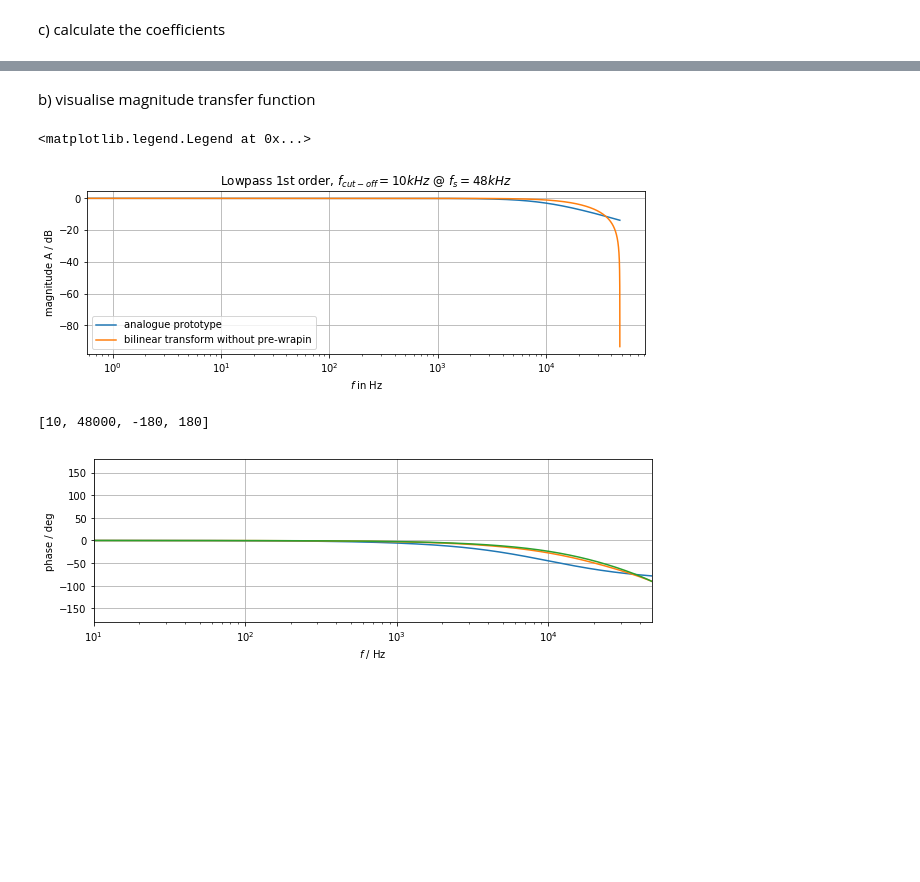
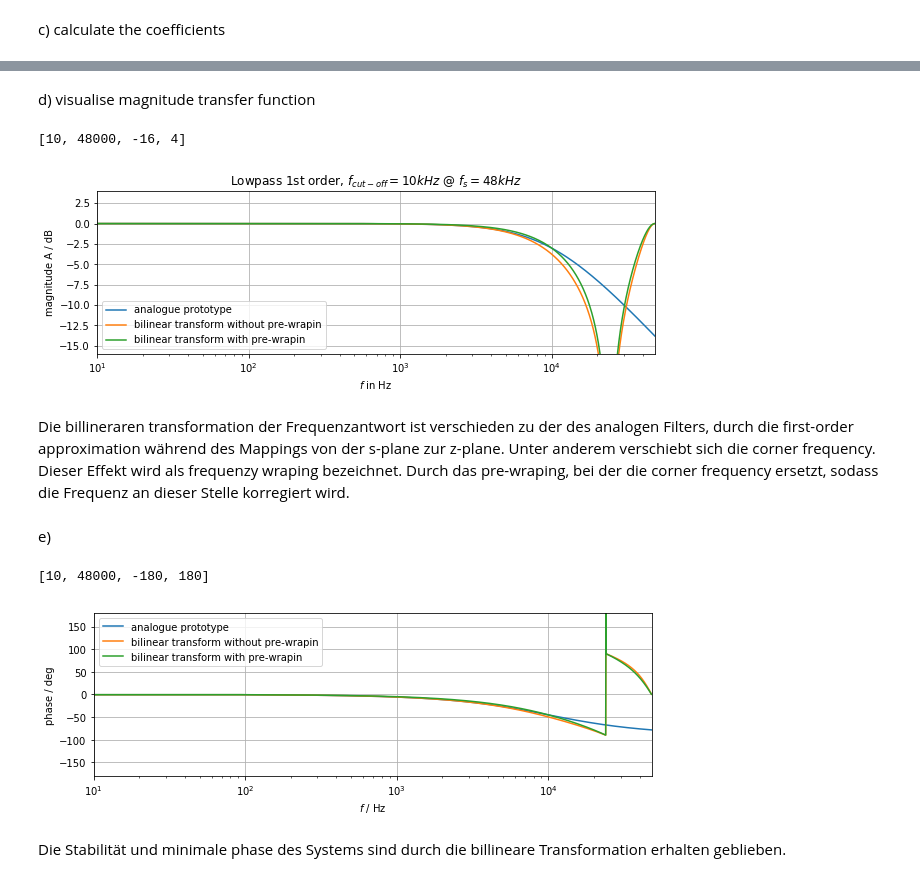
Before and after one commit to paul-fr/DSP, a Jupyter notebook: Lab_exercise_4/Ex4_2.ipynb, the cells around one changed output, grey strips where cells are left out. Drawn from its saved outputs; the diff is of its cells as text; code cells hidden in the pictures; blank space fills up the shorter version.

```diff
--- a/Lab_exercise_4/Ex4_2.ipynb
+++ b/Lab_exercise_4/Ex4_2.ipynb
@@ -105,9 +122,9 @@ b2 = 1 / ( 1 + 2 *fs / omc)
 b = [b0, b1, b2]
 
 a1 = 2 / ( 1 + 2 *fs / omc)
-a2 = (1 - 2 * fs / omc) / ( 1 + 2 *fs / omc)
+#a2 = (1 - 2 * fs / omc) / ( 1 + 2 *fs / omc)
+a2 = (omc - 2 * fs) / (omc + 2 *fs)
 a = ([1, a1, a2])
-#a = [1, a1, a0]
 
 #Coefficients with pre-wrapping
 b0_w = 1 / ( 1 + 2 *fs / omc_wrapped)
@@ -138,52 +155,55 @@ Coefficients of the digital filter in biquad structure with pre-wrapping:
 a =  [1, 0.8683475024126042, -0.13165249758739586]
 b =  [0.4341737512063021, 0.8683475024126042, 0.4341737512063021]
 # %% [markdown]
-b) visualise magnitude transfer function
+d) visualise magnitude transfer function
 # %%
-#freuquency vector
-f = np.arange(0,fs,1) #frquency range
-s = 1j *np.pi * 2 * f
 # Analog Filter
-Ha = 1 / (1 + s / omc)
+A = [0, 1/omc, 1]
+B = [0, 0, 1]
 
 #bilinear transform without pre-wraping
-Om, Hd = sig.freqz(b, a, worN=48000)
-#Compute the frequency response of a digital filter., worN musste genutzt werden, weil fs-argument komischerweise nicht erkannt wurde
-#compute z-vector
-#       #z⁻2
-#Om = 2 * np.arctan(np.pi * f / fs)
-#z = np.asarray([np.e**(1j *2*Om), np.e**(1j * Om), 1])
-#Hd = np.sum(b*z) / np.sum(a*z)
-
+Om, Hd = sig.freqz(b, a, whole=True)
+temp, Ha = sig.freqs(B, A, worN=fs*Om)
+#Compute the frequency response of a digital filter and Analog Filter
 
 #bilinear transform with pre-wraping
-Om_w, Hd_wrapped = sig.freqz(b_wrapped, a_wrapped, worN=48000)
+Om_w, Hd_wrapped = sig.freqz(b_wrapped, a_wrapped, whole=True)
 
+#freuquency vector
+#f = np.arange(0,fs,1) #frquency range
+f = Om * fs / (2*np.pi)
 #Plot Magnitude
 plt.figure(figsize=(10,3))
 plt.semilogx(f, 20*np.log10(np.abs(Ha)), label=r'analogue prototype')
 plt.semilogx(f, 20*np.log10(np.abs(Hd)), label=r'bilinear transform without pre-wrapin')
-#plt.semilogx(f, 20*np.log10(np.abs(Hd_wrapped)), label=r'bilinear transform with pre-wrapin')
+plt.semilogx(f, 20*np.log10(np.abs(Hd_wrapped)), label=r'bilinear transform with pre-wrapin')
 plt.xlabel(r'$f$ in Hz')
 plt.ylabel(r'magnitude A / dB')
 plt.grid()
 plt.title(r'Lowpass 1st order, $f_{cut-off} = 10 kHz$ @ $f_s = 48 kHz$')
 plt.legend()
-#plt.axis([10, fs, -16, 4])
+plt.axis([10, fs, -16, 4])
 # %% [output]
-<matplotlib.legend.Legend at 0x...>
+[10, 48000, -16, 4]
-[figure, old version]
+[figure, new version]
+# %% [markdown]
+Die billineraren transformation der Frequenzantwort ist verschieden zu  der des analogen Filters, durch die first-order approximation während des Mappings von der s-plane zur z-plane. Unter anderem verschiebt sich die corner frequency.  Dieser Effekt wird als frequenzy wraping bezeichnet. Durch das pre-wraping, bei der die corner frequency ersetzt, sodass die Frequenz an dieser Stelle korregiert wird.
+# %% [markdown]
+e)
 # %%
 #Plot Angle
 plt.figure(figsize=(10,3))
-plt.semilogx(f, (180 / np.pi) * np.angle(Ha), label=r'analogue prototype')
+plt.semilogx(f, (180 / np.pi) * np.angle(Ha), label=r'analogue prototype') # transformed from rad to deg
 plt.semilogx(f, (180 / np.pi) * np.angle(Hd), label=r'bilinear transform without pre-wrapin')
 plt.semilogx(f, (180 / np.pi) * np.angle(Hd_wrapped), label=r'bilinear transform with pre-wrapin')
 plt.xlabel(r'$f$ / Hz')
 plt.ylabel(r'phase / deg')
 plt.grid()
+plt.legend()
 #plt.title(r'Lowpass 1st order, $f_{cut-off} = 10 kHz$ @ $f_s = 48 kHz$')
 plt.axis([10, fs, -180, 180])
 # %% [output]
 [10, 48000, -180, 180]
-[figure, old version]
+[figure, new version]
+# %% [markdown]
+Die Stabilität und minimale phase des Systems sind durch die billineare Transformation erhalten geblieben.
```
Also changed, not shown: parts of 4 cells of this notebook, 8 other files.
